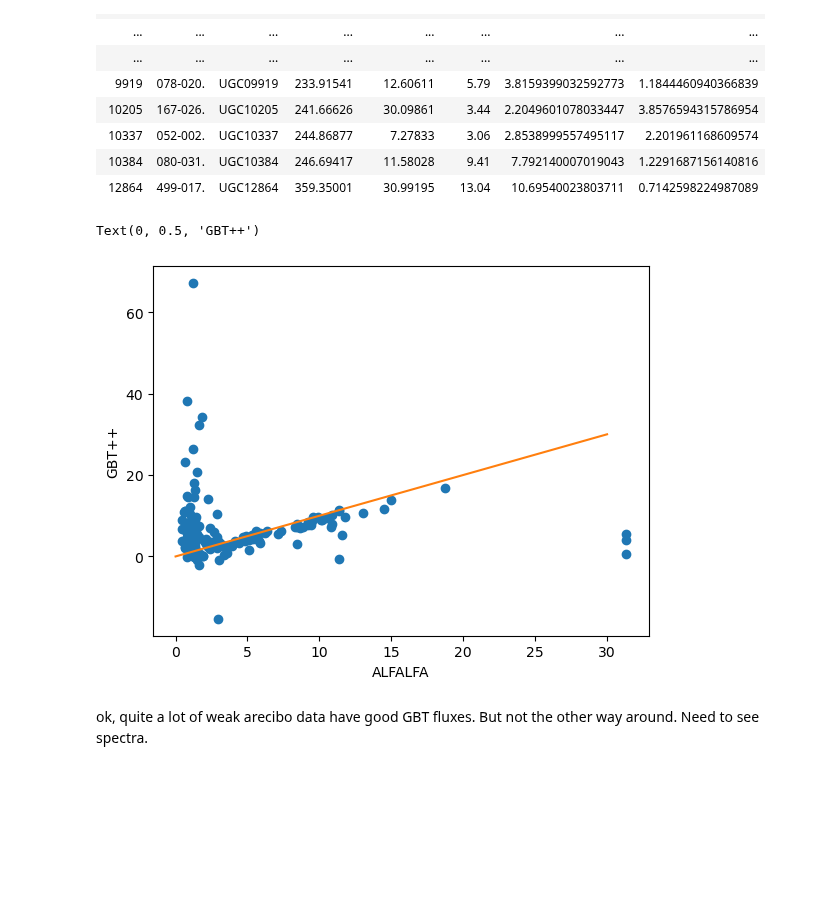
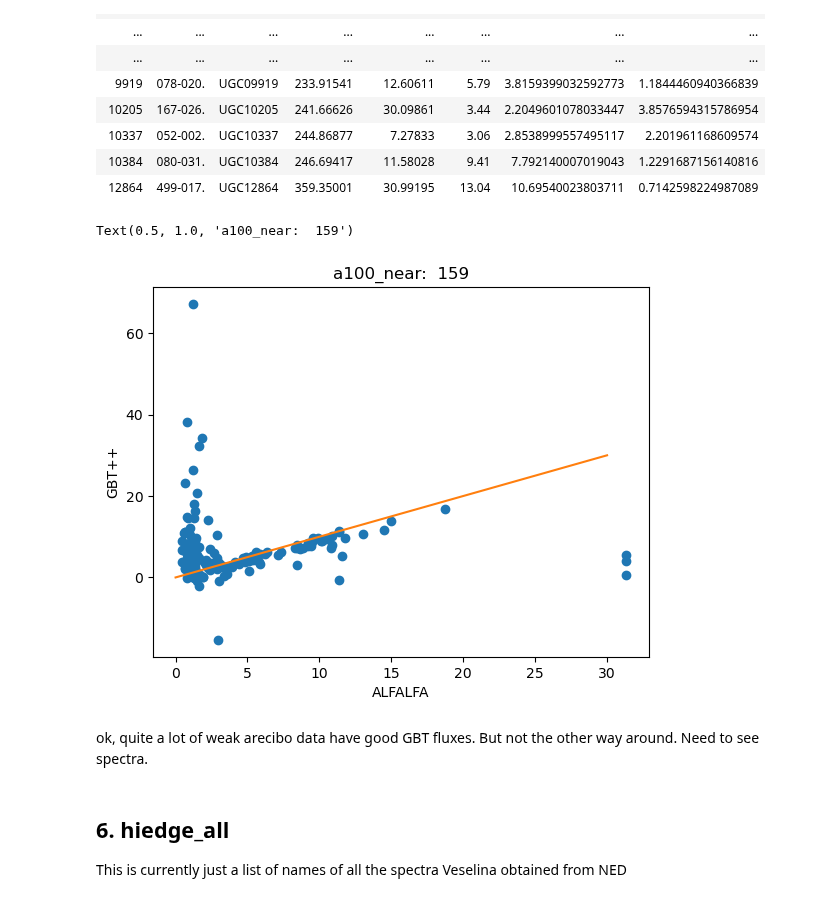
Before and after one commit to teuben/GBT-EDGE-HI, a Jupyter notebook: gals/hi_surveys.ipynb, the cells around one changed output. Cells and saved outputs as stored; diff of their text form; code cells hidden in the pictures; blank space fills up the shorter version.

```diff
--- a/gals/hi_surveys.ipynb
+++ b/gals/hi_surveys.ipynb
@@ -569,11 +811,16 @@ QTable length=62
 # %%
 plt.plot(a100_near["HIflux"], a100_near["SigInt"],"o")
 plt.plot([0,30],[0,30])
 plt.xlabel("ALFALFA")
 plt.ylabel("GBT++")
+plt.title(f"a100_near:  {len(a100_near['HIflux'])}")
 # %% [output]
-Text(0, 0.5, 'GBT++')
+Text(0.5, 1.0, 'a100_near:  159')
-[figure, old version]
+[figure, new version]
 # %% [markdown]
 ok, quite a lot of weak arecibo data have good GBT fluxes.  But not the other way around.  Need to see spectra.
+# %% [markdown]
+## 6. hiedge_all
+
+This is currently just a list of names of all the spectra Veselina obtained from NED
 # %%
```
Also changed, not shown: parts of 64 cells of this notebook.
